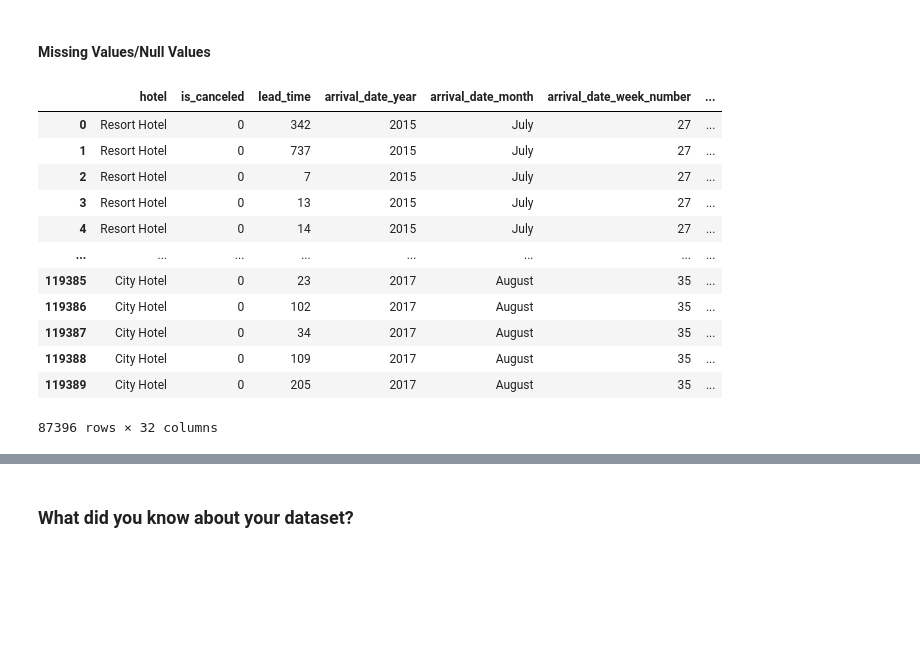
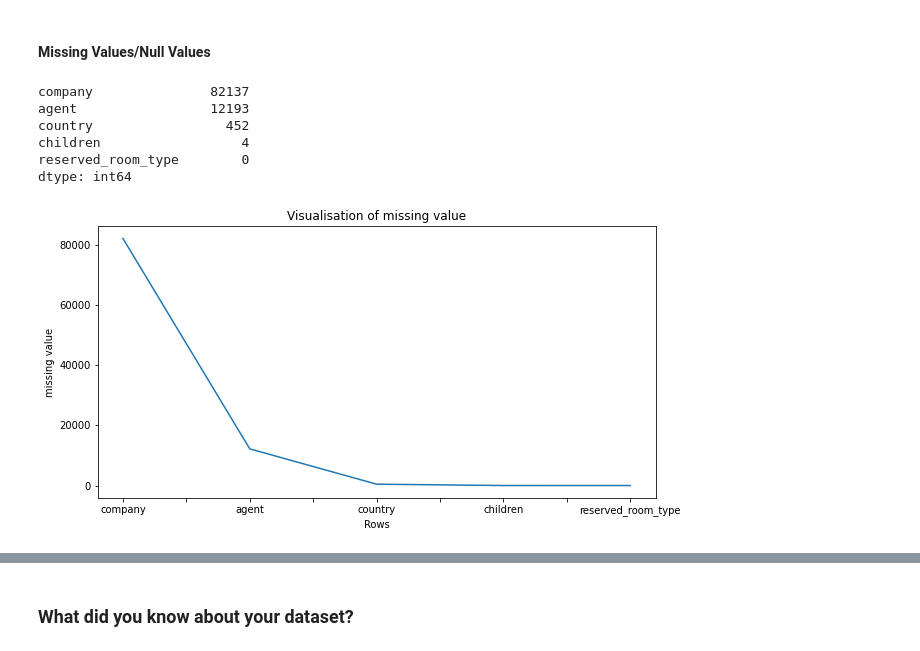
Before and after one commit to ArpitaAcharya/EDA-HOTEL-BOOKING-ANALYSIS, a Jupyter notebook: Hotel_booking_Arpita.ipynb, the cells around one changed output, grey strips where cells are left out. Saved outputs shown, nothing was run; the diff lists cells and outputs as text; code cells hidden in the pictures; blank space fills up the shorter version.

```diff
--- a/Hotel_booking_Arpita.ipynb
+++ b/Hotel_booking_Arpita.ipynb
@@ -144,23 +114,26 @@ df.drop_duplicates(inplace=True)
 #### Missing Values/Null Values
 # %%
 # Missing Values/Null Values Count
-missing_value_count=df.isnull().sum()
-print(missing_value_count)
+missing_val=df.isnull().sum().sort_values(ascending=False)[:5]
+missing_val
+# %% [output]
+company               82137
+agent                 12193
+country                 452
+children                  4
+reserved_room_type        0
+dtype: int64
+# %%
+ #Visualizing the missing values
+plt.figure(figsize=(10,5))
+missing_val.plot(kind = 'line', fontsize = 10)
+plt.title('Visualisation of missing value')
+plt.ylabel('missing value')
+plt.xlabel('Rows')
+plt.show()
+# %% [output]
+[figure, added]
 # %%
 # filling Missing/Null values
-df.fillna(np.nan,inplace = True)
-df
+df['agent'].fillna(value='NA',inplace=True)
+df['country'].fillna(value='NA',inplace=True)
-# %% [output]
-|  | hotel | is_canceled | lead_time | arrival_date_year | arrival_date_month | arrival_date_week_number | ... |
-| 0 | Resort Hotel | 0 | 342 | 2015 | July | 27 | ... |
-| 1 | Resort Hotel | 0 | 737 | 2015 | July | 27 | ... |
-| 2 | Resort Hotel | 0 | 7 | 2015 | July | 27 | ... |
-| 3 | Resort Hotel | 0 | 13 | 2015 | July | 27 | ... |
-| 4 | Resort Hotel | 0 | 14 | 2015 | July | 27 | ... |
-| ... | ... | ... | ... | ... | ... | ... | ... |
-| 119385 | City Hotel | 0 | 23 | 2017 | August | 35 | ... |
-| 119386 | City Hotel | 0 | 102 | 2017 | August | 35 | ... |
-| 119387 | City Hotel | 0 | 34 | 2017 | August | 35 | ... |
-| 119388 | City Hotel | 0 | 109 | 2017 | August | 35 | ... |
-| 119389 | City Hotel | 0 | 205 | 2017 | August | 35 | ... |
-87396 rows × 32 columns
```
Also changed, not shown: parts of 13 cells of this notebook.
